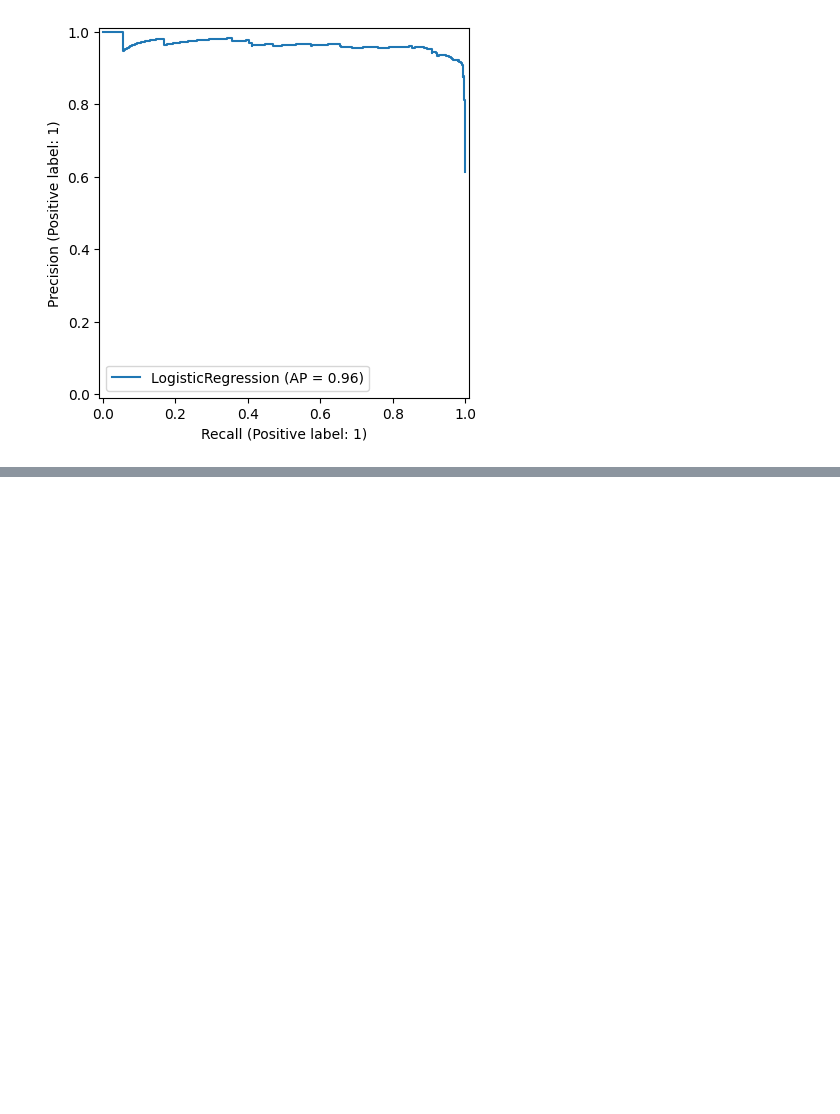
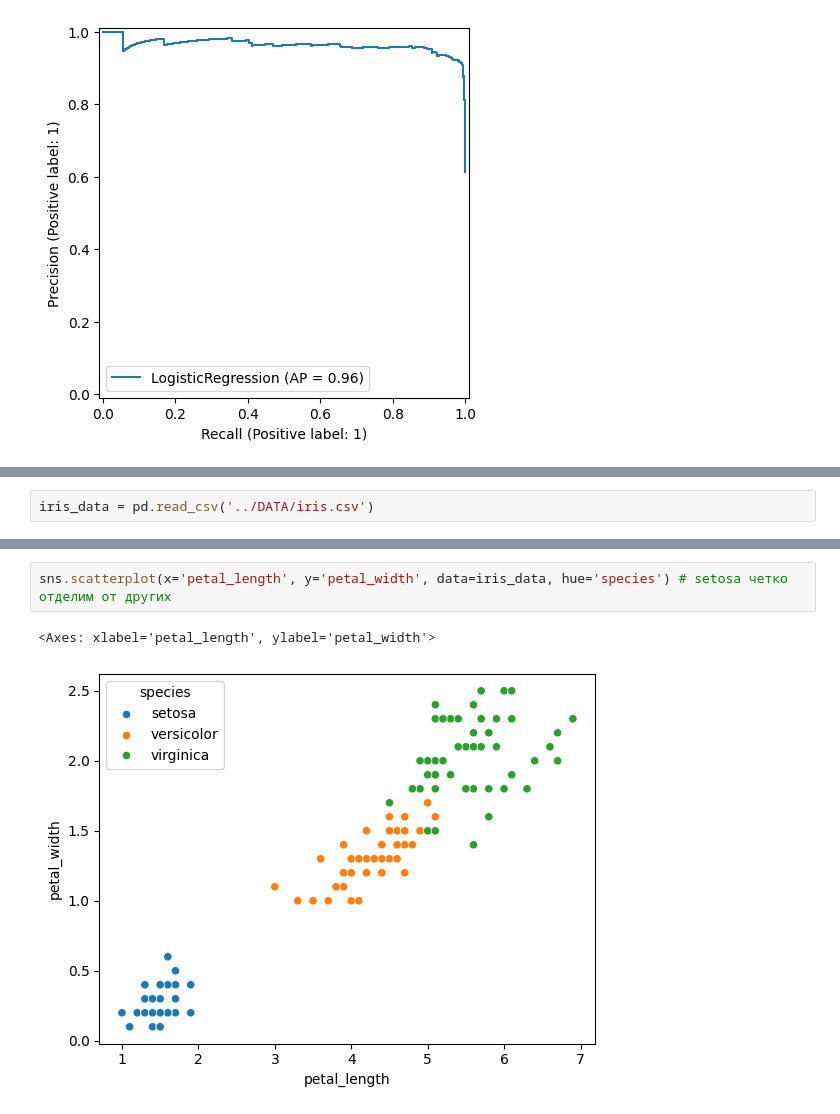
Before and after one commit to StartsevMaksim/ML_Udemy, a Jupyter notebook: ML_Log_Reg/Log_Reg.ipynb, the cells around one changed output, grey strips where cells are left out. Cells and saved outputs as stored; diff of their text form; blank space fills up the shorter version.

```diff
--- a/ML_Log_Reg/Log_Reg.ipynb
+++ b/ML_Log_Reg/Log_Reg.ipynb
@@ -93,0 +96,2 @@ PrecisionRecallDisplay.from_estimator(model, X_test, y_test)
+# %%
+iris_data = pd.read_csv('../DATA/iris.csv')
@@ -93,0 +114,5 @@ PrecisionRecallDisplay.from_estimator(model, X_test, y_test)
+# %%
+sns.scatterplot(x='petal_length', y='petal_width', data=iris_data, hue='species') # setosa четко отделим от других
+# %% [output]
+<Axes: xlabel='petal_length', ylabel='petal_width'>
+[figure, added]
```
Also changed, not shown: parts of 12 cells of this notebook.
